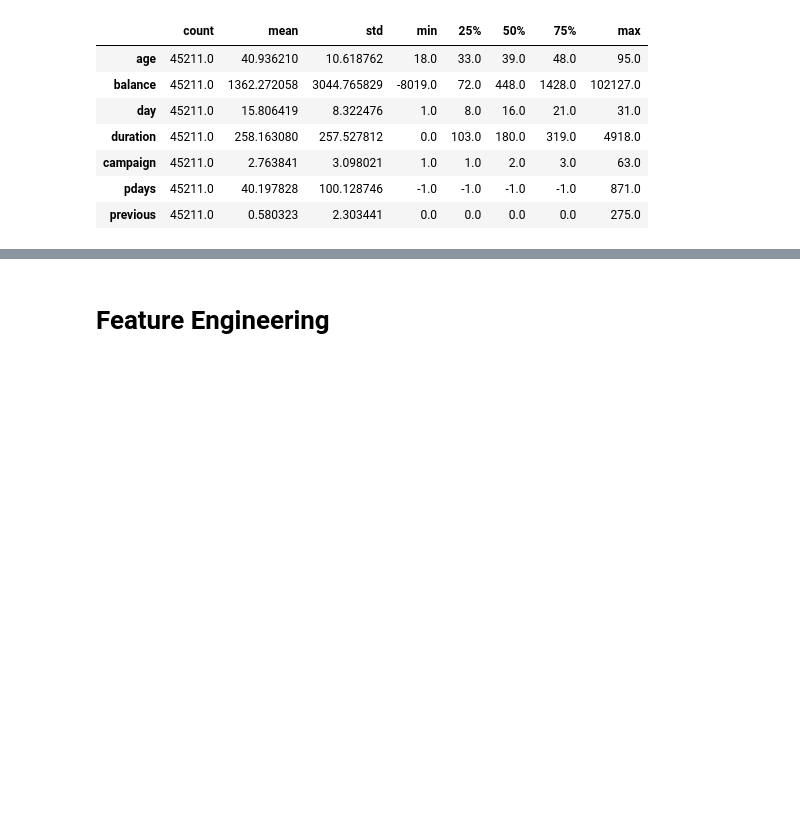
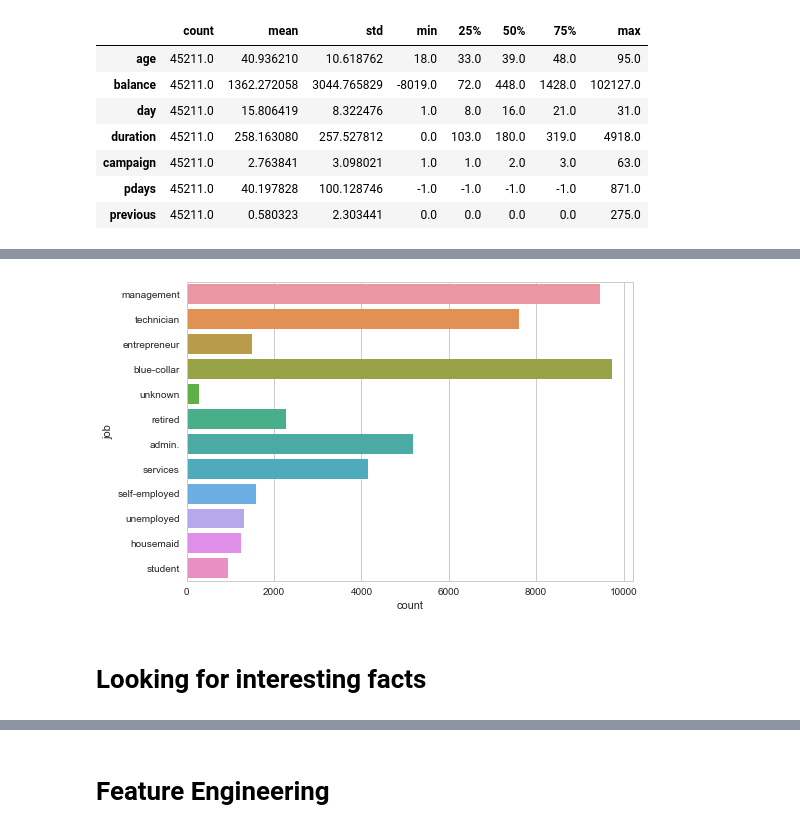
Before and after one commit to prakhardogra921/Bank-Marketing-Classification, a Jupyter notebook: 1.ipynb, the cells around one changed output, grey strips where cells are left out. Cells and saved outputs as stored; diff of their text form; code cells hidden in the pictures; blank space fills up the shorter version.

```diff
--- a/1.ipynb
+++ b/1.ipynb
@@ -46,0 +117,7 @@ df.describe().T
+# %%
+sns.countplot(y = df.job, data = df)
+plt.show()
+# %% [output]
+[figure, added]
+# %% [markdown]
+# Looking for interesting facts
```
Also changed, not shown: parts of 39 cells of this notebook, 10 other files.
